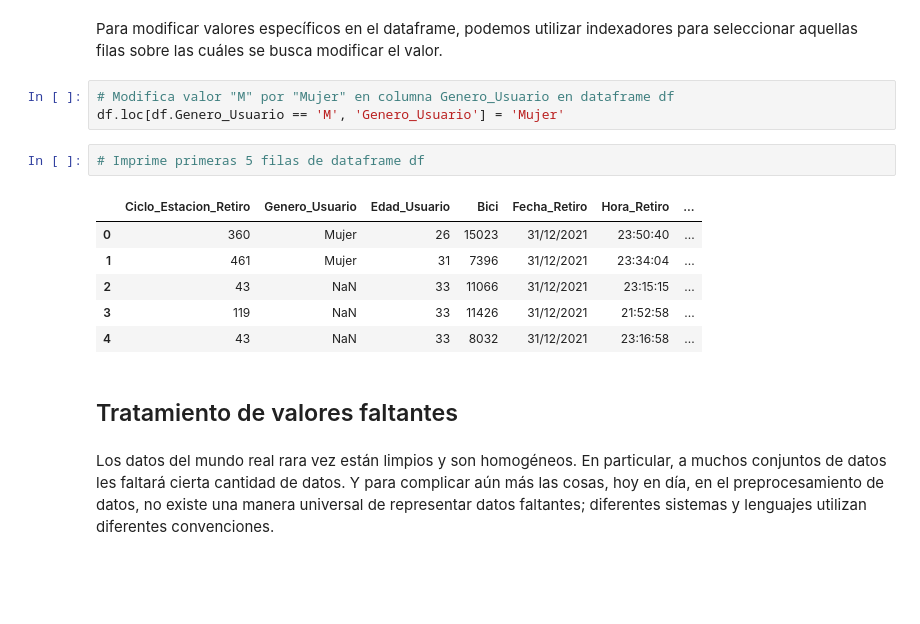
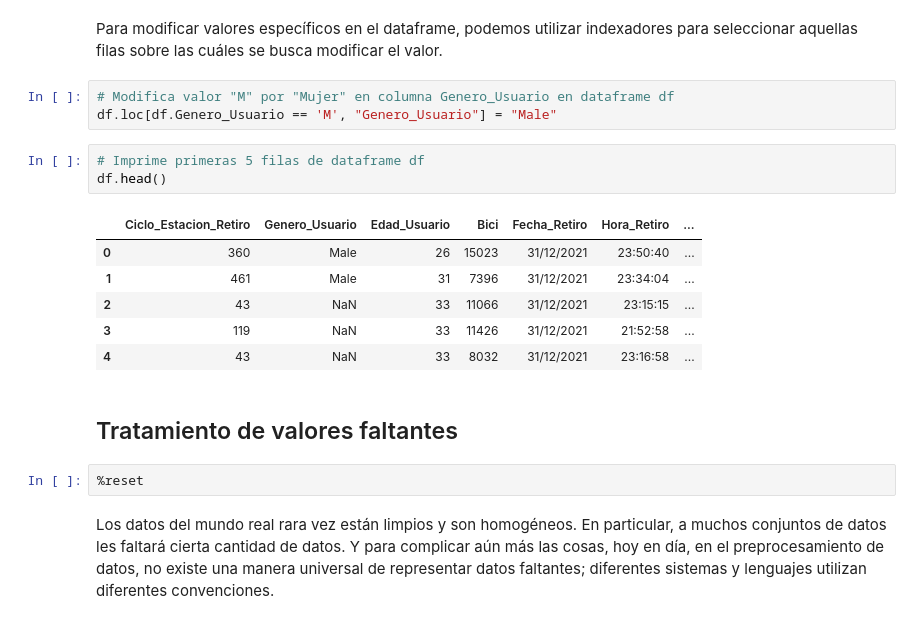
Before and after one commit to sarahiaguilar/fundamentos-cdd, a Jupyter notebook: notebooks/unidad6/preprocessing.ipynb, the cells around one changed output. Drawn from its saved outputs; the diff is of its cells as text; blank space fills up the shorter version.

```diff
--- a/notebooks/unidad6/preprocessing_to_complete.ipynb
+++ b/notebooks/unidad6/preprocessing.ipynb
@@ -402,18 +425,21 @@ df['Hora_Entera_Retiro'] = df.DT_Retiro.dt.hour
 Para modificar valores específicos en el dataframe, podemos utilizar indexadores para seleccionar aquellas filas sobre las cuáles se busca modificar el valor.
 # %%
 # Modifica valor "M" por "Mujer" en columna Genero_Usuario en dataframe df
-df.loc[df.Genero_Usuario == 'M', 'Genero_Usuario'] = 'Mujer'
+df.loc[df.Genero_Usuario == 'M', "Genero_Usuario"] = "Male"
 # %%
 # Imprime primeras 5 filas de dataframe df
+df.head()
 # %% [output]
 |  | Ciclo_Estacion_Retiro | Genero_Usuario | Edad_Usuario | Bici | Fecha_Retiro | Hora_Retiro | ... |
-| 0 | 360 | Mujer | 26 | 15023 | 31/12/2021 | 23:50:40 | ... |
-| 1 | 461 | Mujer | 31 | 7396 | 31/12/2021 | 23:34:04 | ... |
+| 0 | 360 | Male | 26 | 15023 | 31/12/2021 | 23:50:40 | ... |
+| 1 | 461 | Male | 31 | 7396 | 31/12/2021 | 23:34:04 | ... |
 | 2 | 43 | NaN | 33 | 11066 | 31/12/2021 | 23:15:15 | ... |
 | 3 | 119 | NaN | 33 | 11426 | 31/12/2021 | 21:52:58 | ... |
 | 4 | 43 | NaN | 33 | 8032 | 31/12/2021 | 23:16:58 | ... |
 # %% [markdown]
 ## Tratamiento de valores faltantes
+# %%
+%reset
 # %% [markdown]
 Los datos del mundo real rara vez están limpios y son homogéneos. En particular, a muchos conjuntos de datos les faltará cierta cantidad de datos. Y para complicar aún más las cosas, hoy en día, en el preprocesamiento de datos, no existe una manera universal de representar datos faltantes; diferentes sistemas y lenguajes utilizan diferentes convenciones.
 # %% [markdown]
```
Also changed, not shown: parts of 114 cells of this notebook, 2 other files.
